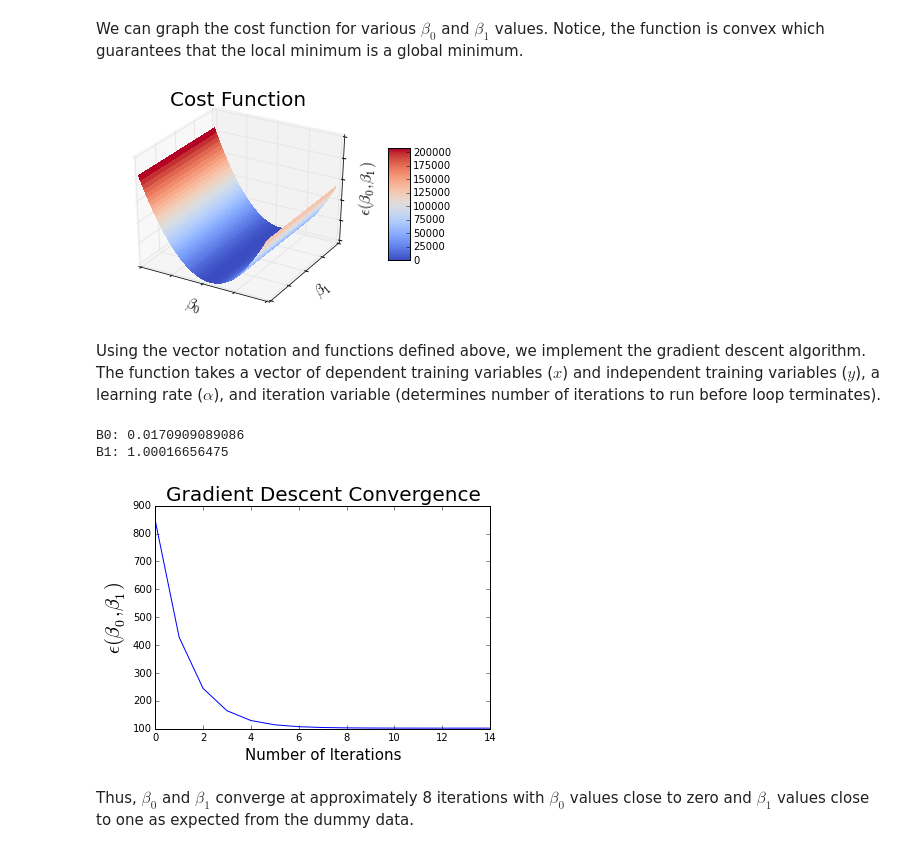
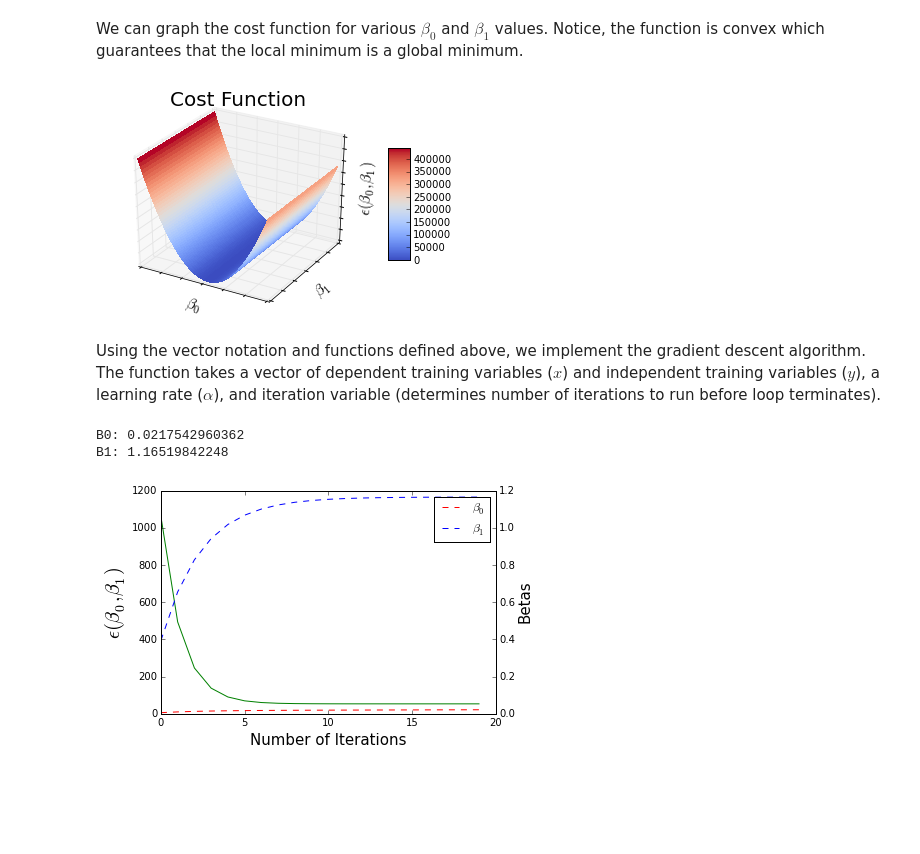
Before and after one commit to AndrewFarber/Independent-Study, a Jupyter notebook: ML/Gradient Descent.ipynb, the cells around one changed output. Drawn from its saved outputs; the diff is of its cells as text; code cells hidden in the pictures; blank space fills up the shorter version.

Commit message:
add betas to convergence graph

```diff
--- a/ML/Gradient Descent.ipynb
+++ b/ML/Gradient Descent.ipynb
@@ -83,7 +83,7 @@ $$\epsilon(\beta_0, \beta_1) = \frac{1}{2n}\sum\limits_{i=1}^n (y^{(i)}- \hat{y^
 Where n is the number of observations in the training data set and $\hat{y}$ is the estimated y value for a given set of $\beta$s generated by evaluating the hypothsis function.  Ordinary least squares (OLS) is a method for estimating the regression equation that minimizes the cost function $\epsilon$.  To begin, we generate some dummy data and graph it:
 # %%
 x = np.array(xrange(1, 101), dtype='f')
-y = np.array(normal(0, 15, 100) + xrange(1, 101), dtype='f')
+y = np.array(normal(0, 10, 100) + xrange(1, 101), dtype='f')
 pd.DataFrame(zip(x,y), columns=['x', 'y']).plot(x='x', y='y', kind='scatter')
 plt.show()
 # %% [output]
@@ -115,14 +115,18 @@ def cost_deriv(betas, xs, ys):
 # %% [markdown]
 We can graph the cost function for various $\beta_0$ and $\beta_1$ values.  Notice, the function is convex which guarantees that the local minimum is a global minimum.
 # %%
+# Bounds
+lower = -15
+upper = 15
+
 # Setup 3D Plotting
 fig = plt.figure()
 ax = fig.gca(projection='3d')
-beta_0 = np.arange(-5, 5, 0.25)
+beta_0 = np.arange(lower, upper, 0.25)
 
 # Generate Betas and Costs Metrics
-beta0 = np.arange(-10, 10, 0.25)
-beta1 = np.arange(-10, 10, 0.25)
+beta0 = np.arange(lower, upper, 0.25)
+beta1 = np.arange(lower, upper, 0.25)
 betas =  np.array( zip(beta0, beta1))
 costs = np.array( [cost(b, x, y) for b in betas] )
 
@@ -143,7 +147,7 @@ surf = ax.plot_surface(beta0, beta1, costs,
 fig.colorbar(surf, shrink=0.5, aspect=5)
 plt.show()
 # %% [output]
-[figure, old version]
+[figure, new version]
 # %% [markdown]
 Using the vector notation and functions defined above, we implement the gradient descent algorithm.  The function takes a vector of dependent training variables ($x$) and independent training variables ($y$), a learning rate  ($\alpha$), and iteration variable (determines number of iterations to run before loop terminates).
 # %%
@@ -151,26 +155,34 @@ def gradient_descent(x, y, alpha, iterations):
     betas = np.zeros(2)
 
     # Lists for Graphs
-    iteration_lst, cost_lst = [], []
+    iteration_lst, cost_lst, = [], []
+    beta0_lst, beta1_lst = [], []
 
     for i in range(0, iterations):
 
         betas = betas - ( alpha * cost_deriv(betas, x, y) )
+
+        beta0_lst.append(betas[0])
+        beta1_lst.append(betas[1])
         iteration_lst.append(i)
         cost_lst.append(cost(betas, x, y))
 
-    plt.plot(iteration_lst, cost_lst)
-    plt.title('Gradient Descent Convergence', fontsize=20)
-    plt.xlabel(r'Number of Iterations', fontsize=15)
-    plt.ylabel(r'$\epsilon(\beta_0, \beta_1)$', fontsize=20)
+    fig, ax1 = plt.subplots()
+    ax1.plot(iteration_lst, cost_lst, '-g', label=r'$\epsilon(\beta_0, \beta_1)$')
+    ax1.set_xlabel(r'Number of Iterations', fontsize=15)
+    ax1.set_ylabel(r'$\epsilon(\beta_0, \beta_1)$', fontsize=20)
+
+    ax2 = ax1.twinx()
+    ax2.plot(iteration_lst, beta0_lst, 'r--', label=r'$\beta_0$')
+    ax2.plot(iteration_lst, beta1_lst, 'b--', label=r'$\beta_1$')
+    ax2.set_ylabel('Betas', fontsize=15)
+    ax2.legend(loc=1)
     return betas
 # %%
-b0, b1 = map(str, gradient_descent(x, y, 0.0001, 15))
+b0, b1 = map(str, gradient_descent(x, y, 0.0001, 20))
 print 'B0: %s' % b0
 print 'B1: %s' % b1
 # %% [output]
-B0: 0.0170909089086
-B1: 1.00016656475
+B0: 0.0217542960362
+B1: 1.16519842248
-[figure, old version]
+[figure, new version]
-# %% [markdown]
-Thus, $\beta_0$ and $\beta_1$ converge at approximately 8 iterations with $\beta_0$ values close to zero and $\beta_1$ values close to one as expected from the dummy data.
```
Also changed, not shown: parts of 1 cell of this notebook.
